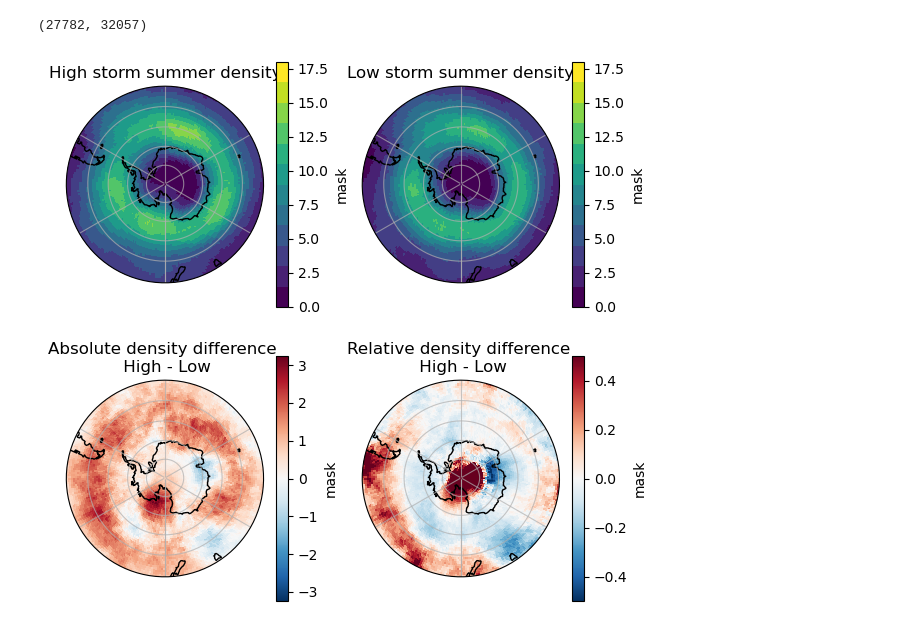
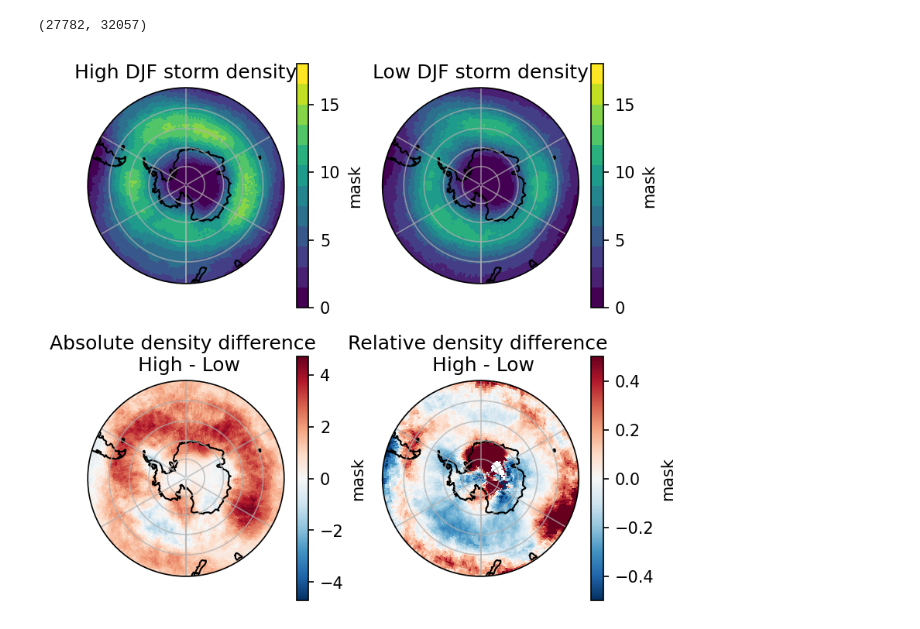
Before and after one commit to keturner8/stormtrack_variability, a Jupyter notebook: notebooks/storm_center_variability_ESM4.ipynb, the cells around one changed output. Saved outputs shown, nothing was run; the diff lists cells and outputs as text; code cells hidden in the pictures.

```diff
--- a/notebooks/storm_center_variability_ESM4.ipynb
+++ b/notebooks/storm_center_variability_ESM4.ipynb
@@ -123,7 +125,7 @@ plt.tight_layout()
 # %% [output]
 [figure]
 # %%
-low_years = year_counts_summer[1:-1].sort_values()[:7].sort_index().index
-high_years = year_counts_summer[1:-1].sort_values()[-7:].sort_index().index
+low_years_summ = year_counts_summer[1:-1].sort_values()[:7].sort_index().index
+high_years_summ = year_counts_summer[1:-1].sort_values()[-7:].sort_index().index
 
-high_years, low_years
+high_years_summ, low_years_summ
@@ -158,53 +148,60 @@ year_counts_summer[1:-1].sort_values()[:7].sum(), year_counts_summer[1:-1].sort_
 ds_mask = xr.open_mfdataset('/work/Katherine.Turner/tempest-extremes/ESM4/dic_stf_gas/masked*.nc', use_cftime=True)
 da = ds_mask.resample(time='QS-DEC').sum()
 # %%
-winter_months = 6
-summer_months_p1 = [10,11,12]
-summer_months_p2 = [1,2,3]
+winter_months = [6, 7, 8]
+summer_months_p1 = [12]
+summer_months_p2 = [1,2]
 
-idx_hi_mask = (ds_mask.time.dt.year.isin(high_years-1) & ds_mask.time.dt.month.isin(summer_months_p1)) | (ds_mask.time.dt.year.isin(high_years) & ds_mask.time.dt.month.isin(summer_months_p2))
-idx_low_mask = (ds_mask.time.dt.year.isin(low_years-1) & ds_mask.time.dt.month.isin(summer_months_p1)) | (ds_mask.time.dt.year.isin(low_years) & ds_mask.time.dt.month.isin(summer_months_p2))
+idx_hi_summ = (ds_mask.time.dt.year.isin(high_years_summ) & ds_mask.time.dt.month.isin(summer_months_p1)) | (ds_mask.time.dt.year.isin(high_years_summ+1) & ds_mask.time.dt.month.isin(summer_months_p2))
+idx_low_summ = (ds_mask.time.dt.year.isin(low_years_summ) & ds_mask.time.dt.month.isin(summer_months_p1)) | (ds_mask.time.dt.year.isin(low_years_summ+1) & ds_mask.time.dt.month.isin(summer_months_p2))
+
+idx_hi_wint = (ds_mask.time.dt.year.isin(high_years_wint) & ds_mask.time.dt.month.isin(winter_months))
+idx_low_wint = (ds_mask.time.dt.year.isin(low_years_wint) & ds_mask.time.dt.month.isin(winter_months))
 # %%
-fig, axs = plt.subplots(nrows=2, ncols=2, figsize=(7,7),
+## Summer month storm activity
+
+fig, axs = plt.subplots(nrows=2, ncols=2, figsize=(6,6), dpi=150,
                        subplot_kw={'projection': ccrs.SouthPolarStereo()})
 axs=axs.flatten()
 
 
-(1/(6*7) * ds_mask.mask[idx_hi_mask,:,:].sum(dim='time')).plot(ax=axs[0],
+(1/(3*7) * ds_mask.mask[idx_hi_summ,:,:].sum(dim='time')).plot(ax=axs[0],
                                                                x='lon', y='lat',
                                                                transform=ccrs.PlateCarree(),
                                                                vmax=18, extend='neither',
                                                                cmap=plt.get_cmap('viridis', 12))
 
-axs[0].set_title('High storm summer density')
+axs[0].set_title('High DJF storm density')
 
-(1/(6*7) * ds_mask.mask[idx_low_mask,:,:].sum(dim='time')).plot(ax=axs[1],
+(1/(3*7) * ds_mask.mask[idx_low_summ,:,:].sum(dim='time')).plot(ax=axs[1],
                                                                 x='lon', y='lat',
                                                                 transform=ccrs.PlateCarree(),
                                                                vmax=18, extend='neither',
                                                                cmap=plt.get_cmap('viridis', 12))
 
-axs[1].set_title('Low storm summer density')
+axs[1].set_title('Low DJF storm density')
 
-(1/(6*7) * (ds_mask.mask[idx_hi_mask,:,:].sum(dim='time') -
- ds_mask.mask[idx_low_mask,:,:].sum(dim='time'))).plot(ax=axs[2],
+(1/(3*7) * (ds_mask.mask[idx_hi_summ,:,:].sum(dim='time') -
+ ds_mask.mask[idx_low_summ,:,:].sum(dim='time'))).plot(ax=axs[2],
                                                       x='lon', y='lat',
                                                       transform=ccrs.PlateCarree())
 
 axs[2].set_title('Absolute density difference \n High - Low')
 
-((1/32057 * ds_mask.mask[idx_hi_mask,:,:].sum(dim='time') -
- 1/27782 * ds_mask.mask[idx_low_mask,:,:].sum(dim='time')) /
- (1/27782 * ds_mask.mask[idx_low_mask,:,:].sum(dim='time'))).plot(ax=axs[3],
+((1/2343 * ds_mask.mask[idx_hi_summ,:,:].sum(dim='time') -
+ 1/1820 * ds_mask.mask[idx_low_summ,:,:].sum(dim='time')) /
+ (1/1820 * ds_mask.mask[idx_low_summ,:,:].sum(dim='time'))).plot(ax=axs[3],
                                                                   x='lon', y='lat', extend='neither',
                                                                   vmin=-.5, vmax=.5, cmap='RdBu_r',
                                                                   transform=ccrs.PlateCarree())
 axs[3].set_title('Relative density difference \n High - Low')
 
 for i in range(4):
     axs[i].set_extent([-180, 180, -90, -40], ccrs.PlateCarree())
     axs[i].gridlines(alpha=0.7)
     axs[i].set_boundary(circle, transform=axs[i].transAxes)
     axs[i].coastlines()
+
+plt.savefig(f"{out_path_fig}storm_activity_djf_ESM4.png", format='png', dpi=100)
 # %% [output]
-[figure, old version]
+[figure, new version]
```
Also changed, not shown: parts of 26 cells of this notebook, 20 other files.
